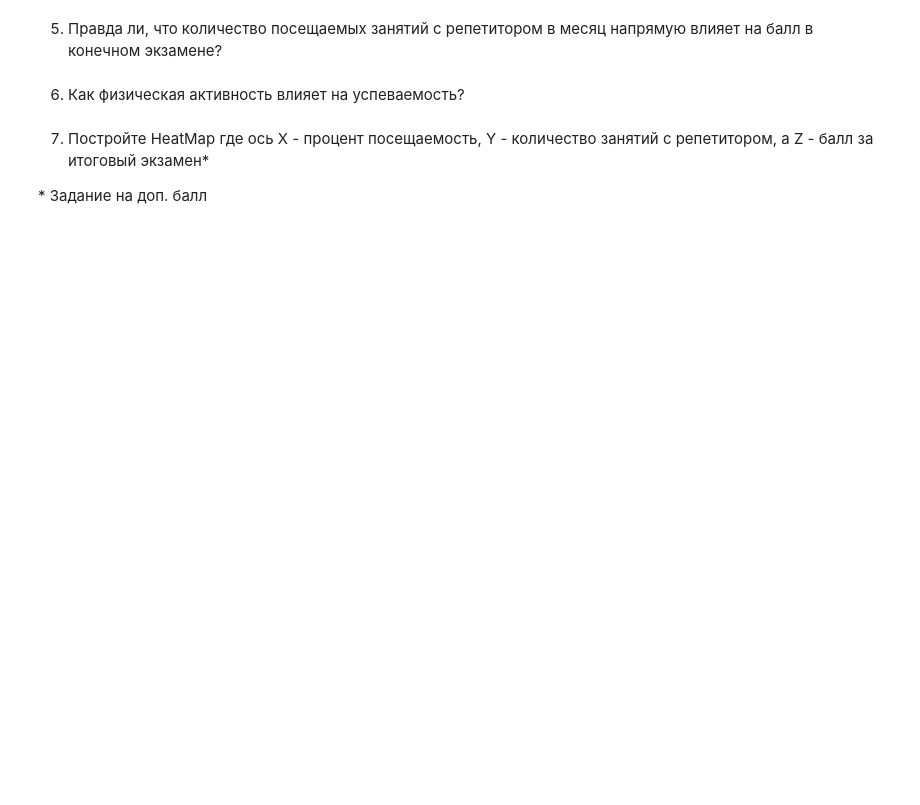
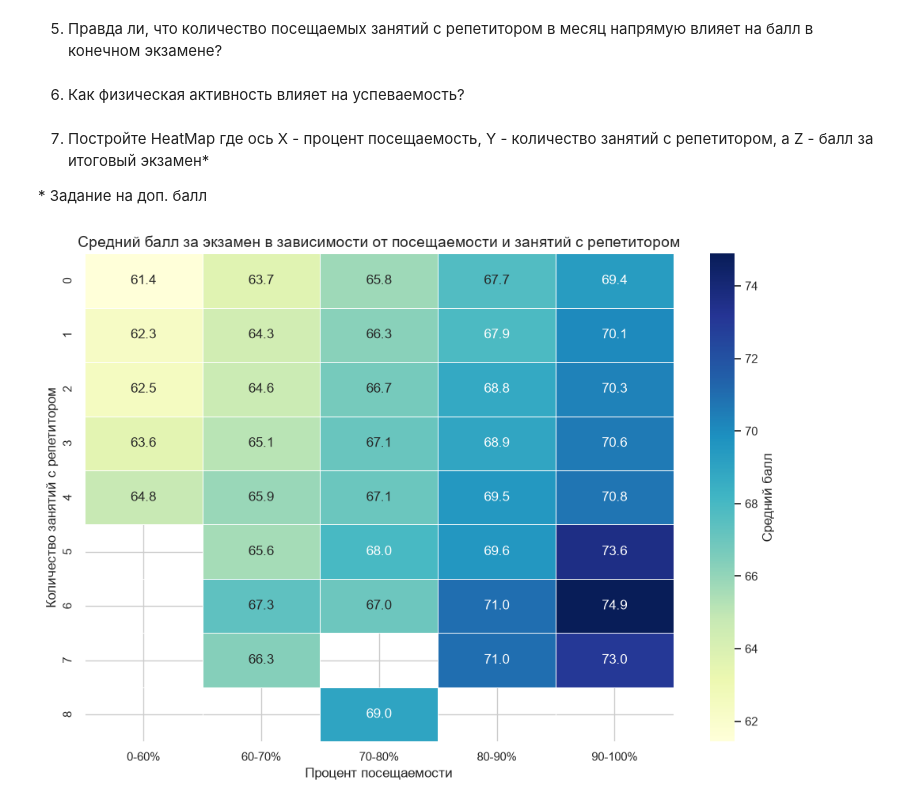
Before and after one commit to las-tochka/Machine_learning, a Jupyter notebook: Lab1-6.ipynb, the cells around one changed output. Cells and saved outputs as stored; diff of their text form; code cells hidden in the pictures; blank space fills up the shorter version.

```diff
--- a/Lab1-6.ipynb
+++ b/Lab1-6.ipynb
@@ -248,3 +434,25 @@ import pandas as pd
 7. Постройте HeatMap где ось Х - процент посещаемость, Y - количество занятий с репетитором, а Z - балл за итоговый экзамен*
 
 \* Задание на доп. балл
+# %%
+df['Attendance_Bin'] = pd.cut(df['Attendance'],
+                              bins=[0, 60, 70, 80, 90, 100],
+                              labels=['0-60%', '60-70%', '70-80%', '80-90%', '90-100%'])
+
+heatmap_data = df.pivot_table(index='Tutoring_Sessions',
+                              columns='Attendance_Bin',
+                              values='Exam_Score',
+                              aggfunc='mean')
+
+plt.figure(figsize=(12, 8))
+
+sns.heatmap(data=heatmap_data, cmap='YlGnBu', annot=True, fmt='.1f',
+            linewidths=.5, cbar_kws={'label': 'Средний балл'})
+
+plt.title('Средний балл за экзамен в зависимости от посещаемости и занятий с репетитором', fontsize=14)
+plt.xlabel('Процент посещаемости', fontsize=12)
+plt.ylabel('Количество занятий с репетитором', fontsize=12)
+
+plt.show()
+# %% [output]
+[figure, added]
```
Also changed, not shown: parts of 19 cells of this notebook, 3 other files.
